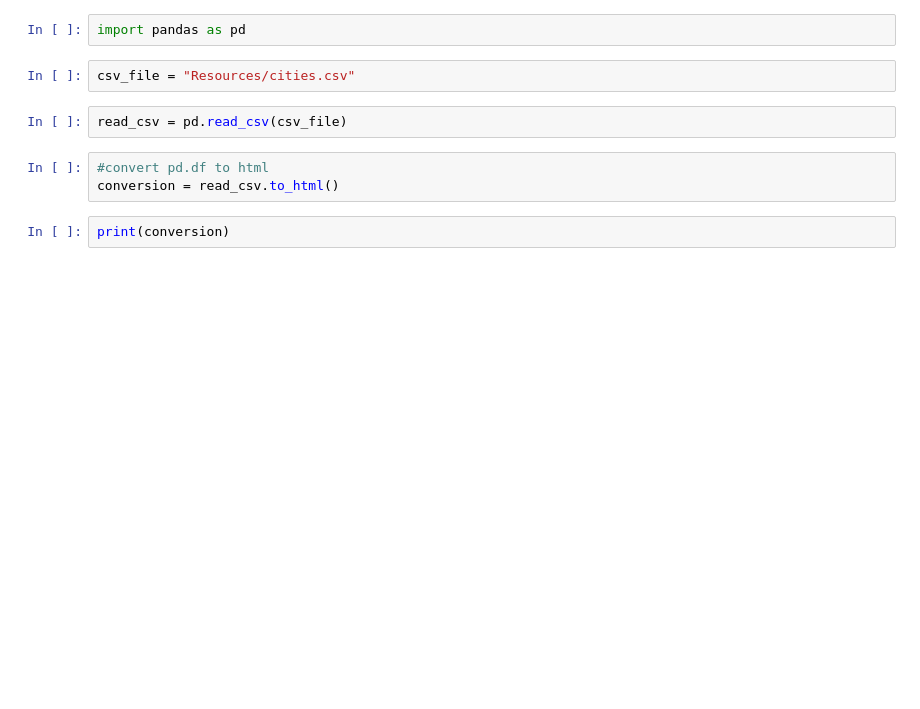
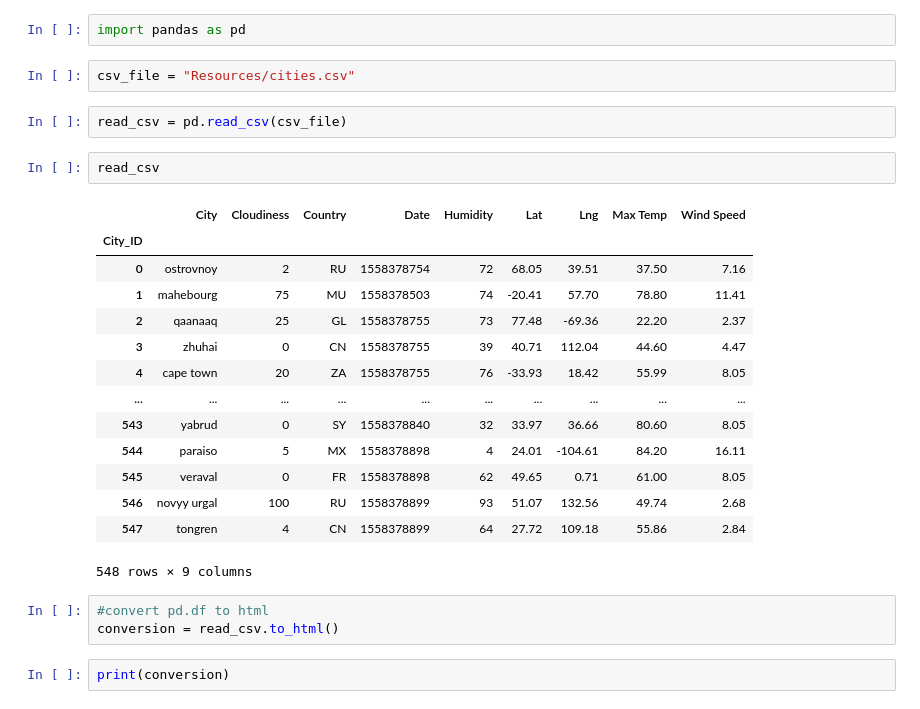
Before and after one commit to saronraut/Web-Design-Challenge, a Jupyter notebook: WebVisualization/Dataframe_to_HTML.ipynb, the cells around one changed output. Cells and saved outputs as stored; diff of their text form; blank space fills up the shorter version.

```diff
--- a/WebVisualization/Dataframe_to_HTML.ipynb
+++ b/WebVisualization/Dataframe_to_HTML.ipynb
@@ -4,6 +4,23 @@ import pandas as pd
 csv_file = "Resources/cities.csv"
 # %%
 read_csv = pd.read_csv(csv_file)
+# %%
+read_csv
+# %% [output]
+|  | City | Cloudiness | Country | Date | Humidity | Lat | Lng | Max Temp | Wind Speed |
+| City_ID |  |  |  |  |  |  |  |  |  |
+| 0 | ostrovnoy | 2 | RU | 1558378754 | 72 | 68.05 | 39.51 | 37.50 | 7.16 |
+| 1 | mahebourg | 75 | MU | 1558378503 | 74 | -20.41 | 57.70 | 78.80 | 11.41 |
+| 2 | qaanaaq | 25 | GL | 1558378755 | 73 | 77.48 | -69.36 | 22.20 | 2.37 |
+| 3 | zhuhai | 0 | CN | 1558378755 | 39 | 40.71 | 112.04 | 44.60 | 4.47 |
+| 4 | cape town | 20 | ZA | 1558378755 | 76 | -33.93 | 18.42 | 55.99 | 8.05 |
+| ... | ... | ... | ... | ... | ... | ... | ... | ... | ... |
+| 543 | yabrud | 0 | SY | 1558378840 | 32 | 33.97 | 36.66 | 80.60 | 8.05 |
+| 544 | paraiso | 5 | MX | 1558378898 | 4 | 24.01 | -104.61 | 84.20 | 16.11 |
+| 545 | veraval | 0 | FR | 1558378898 | 62 | 49.65 | 0.71 | 61.00 | 8.05 |
+| 546 | novyy urgal | 100 | RU | 1558378899 | 93 | 51.07 | 132.56 | 49.74 | 2.68 |
+| 547 | tongren | 4 | CN | 1558378899 | 64 | 27.72 | 109.18 | 55.86 | 2.84 |
+548 rows × 9 columns
 # %%
 #convert pd.df to html
 conversion = read_csv.to_html()
```
Also changed, not shown: parts of 1 cell of this notebook, 3 other files.
